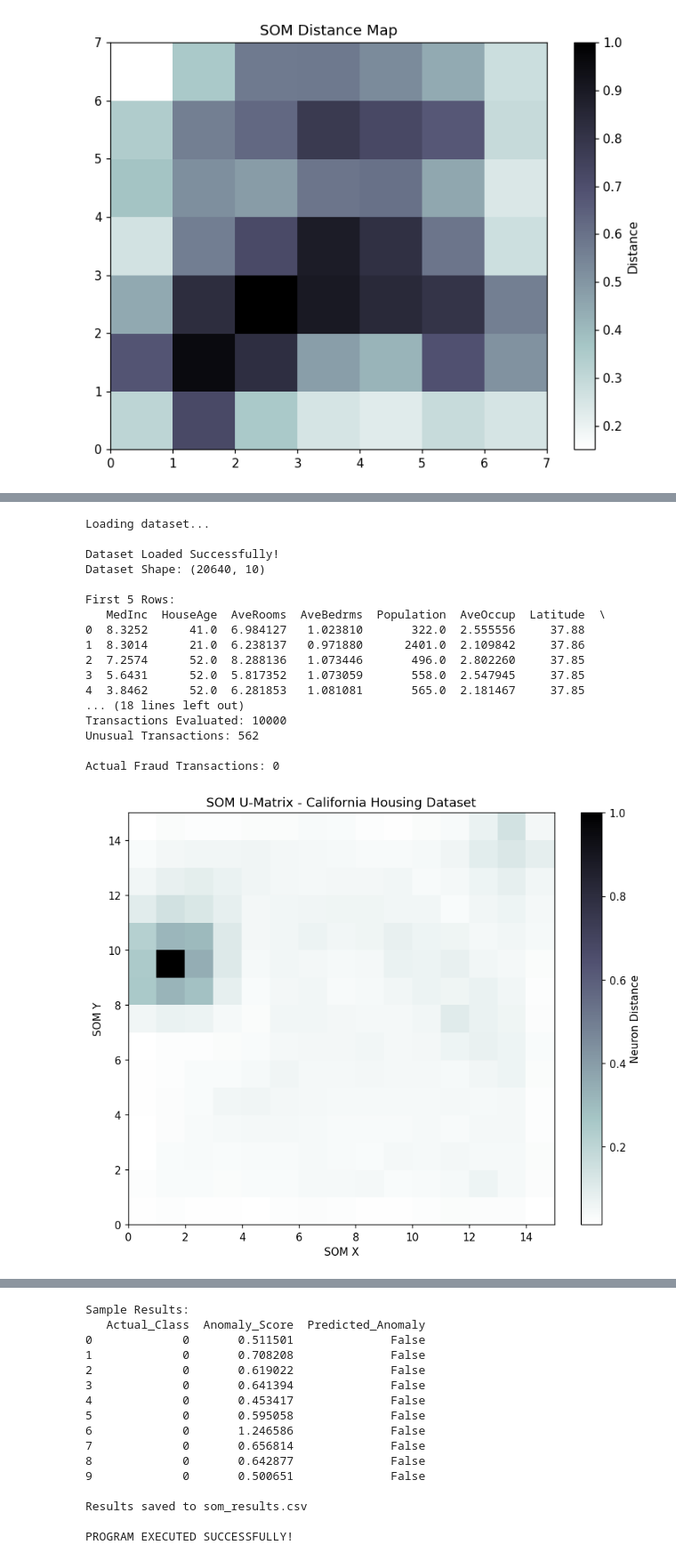
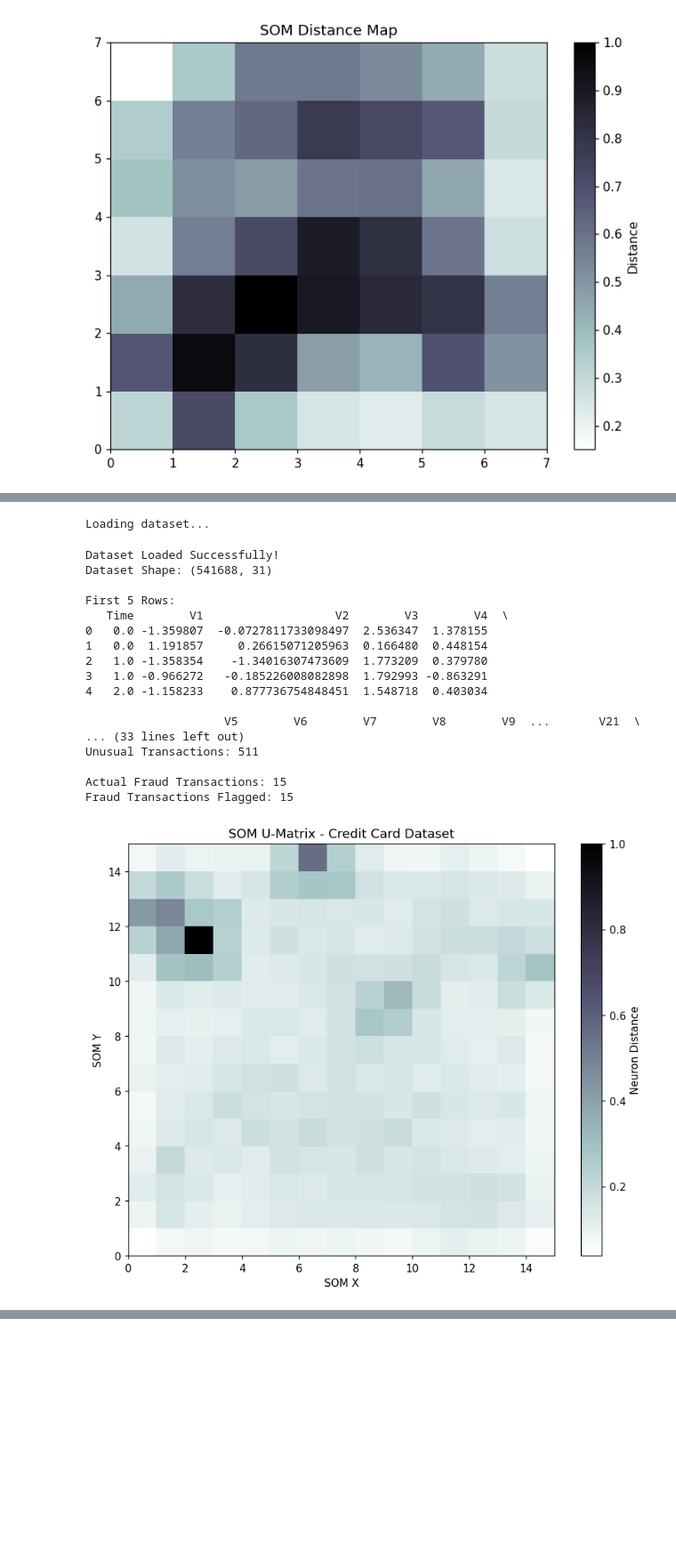
Before and after one commit to Gagandeep1227/ML-2, a Jupyter notebook: SOM.ipynb, the cells around one changed output, grey strips where cells are left out. Shown at 89% size. Saved outputs shown, nothing was run; the diff lists cells and outputs as text; code cells hidden in the pictures; blank space fills up the shorter version.

```diff
--- a/SOM.ipynb
+++ b/SOM.ipynb
@@ -106,15 +129,10 @@ import matplotlib.pyplot as plt
 
 from minisom import MiniSom
 from sklearn.preprocessing import StandardScaler
-from sklearn.datasets import fetch_california_housing
 
 print("Loading dataset...")
 
-housing = fetch_california_housing(as_frame=True)
-df = housing.frame.copy()
-
-price_threshold = df["MedHouseVal"].quantile(0.98)
-df["Class"] = (df["MedHouseVal"] > price_threshold).astype(int)
+df = pd.read_csv("/content/creditcard.csv", on_bad_lines='skip')
 
 print("\nDataset Loaded Successfully!")
 print("Dataset Shape:", df.shape)
@@ -122,17 +140,21 @@ print("\nFirst 5 Rows:")
 print(df.head())
 
 X = df.drop(columns=["Class"])
+
 y = df["Class"]
 
+X = X.apply(pd.to_numeric, errors='coerce')
 X = X.replace([np.inf, -np.inf], np.nan)
 X = X.fillna(X.median())
+
+y = pd.to_numeric(y, errors='coerce').fillna(0).astype(int)
 
 scaler = StandardScaler()
 X_scaled = scaler.fit_transform(X)
 
 rng = np.random.default_rng(42)
 
-train_size = min(5000, len(X_scaled))
+train_size = min(50000, len(X_scaled))
 train_indices = rng.choice(
     len(X_scaled),
     size=train_size,
@@ -204,6 +226,7 @@ print("\nActual Fraud Transactions:", actual_fraud.sum())
 
 if actual_fraud.sum() > 0:
     detected_fraud = np.sum(predictions & actual_fraud)
+
     print("Fraud Transactions Flagged:", detected_fraud)
 
 plt.figure(figsize=(9, 7))
@@ -214,7 +237,7 @@ plt.pcolor(
 )
 
 plt.colorbar(label="Neuron Distance")
-plt.title("SOM U-Matrix - California Housing Dataset")
+plt.title("SOM U-Matrix - Credit Card Dataset")
 plt.xlabel("SOM X")
 plt.ylabel("SOM Y")
 
@@ -231,47 +254,48 @@ plt.hist(
 
 plt.axvline(
     threshold,
     color="red",
     linestyle="--",
     label="Anomaly Threshold"
 )
 
 plt.title("SOM Anomaly Score Distribution")
 plt.xlabel("Quantization Error")
 plt.ylabel("Frequency")
 plt.legend()
 
 plt.show()
 
 results = pd.DataFrame({
     "Actual_Class": y_eval,
     "Anomaly_Score": anomaly_scores,
     "Predicted_Anomaly": predictions
 })
 
 print("\nSample Results:")
 print(results.head(10))
 
 results.to_csv("som_results.csv", index=False)
 
 print("\nResults saved to som_results.csv")
 print("\nPROGRAM EXECUTED SUCCESSFULLY!")
 # %% [output]
 Loading dataset...
-
-Dataset Loaded Successfully!
-Dataset Shape: (20640, 10)
-
-First 5 Rows:
-   MedInc  HouseAge  AveRooms  AveBedrms  Population  AveOccup  Latitude  \
-0  8.3252      41.0  6.984127   1.023810       322.0  2.555556     37.88
-1  8.3014      21.0  6.238137   0.971880      2401.0  2.109842     37.86
-2  7.2574      52.0  8.288136   1.073446       496.0  2.802260     37.85
-3  5.6431      52.0  5.817352   1.073059       558.0  2.547945     37.85
-4  3.8462      52.0  6.281853   1.081081       565.0  2.181467     37.85
-... (18 lines left out)
-Transactions Evaluated: 10000
-Unusual Transactions: 562
-
-Actual Fraud Transactions: 0
+Dataset Loaded Successfully!
+Dataset Shape: (541688, 31)
+
+First 5 Rows:
+   Time        V1                   V2        V3        V4  \
+0   0.0 -1.359807  -0.0727811733098497  2.536347  1.378155
+1   0.0  1.191857     0.26615071205963  0.166480  0.448154
+2   1.0 -1.358354    -1.34016307473609  1.773209  0.379780
+3   1.0 -0.966272   -0.185226008082898  1.792993 -0.863291
+4   2.0 -1.158233    0.877736754848451  1.548718  0.403034
+
+                    V5        V6        V7        V8        V9  ...       V21  \
+... (33 lines left out)
+Unusual Transactions: 511
+
+Actual Fraud Transactions: 15
+Fraud Transactions Flagged: 15
-[figure, old version]
+[figure, new version]
@@ -279,16 +302,0 @@ Actual Fraud Transactions: 0
-Sample Results:
-   Actual_Class  Anomaly_Score  Predicted_Anomaly
-0             0       0.511501              False
-1             0       0.708208              False
-2             0       0.619022              False
-3             0       0.641394              False
-4             0       0.453417              False
-5             0       0.595058              False
-6             0       1.246586              False
-7             0       0.656814              False
-8             0       0.642877              False
-9             0       0.500651              False
-
-Results saved to som_results.csv
-
-PROGRAM EXECUTED SUCCESSFULLY!
```
Also changed, not shown: parts of 2 cells of this notebook.
